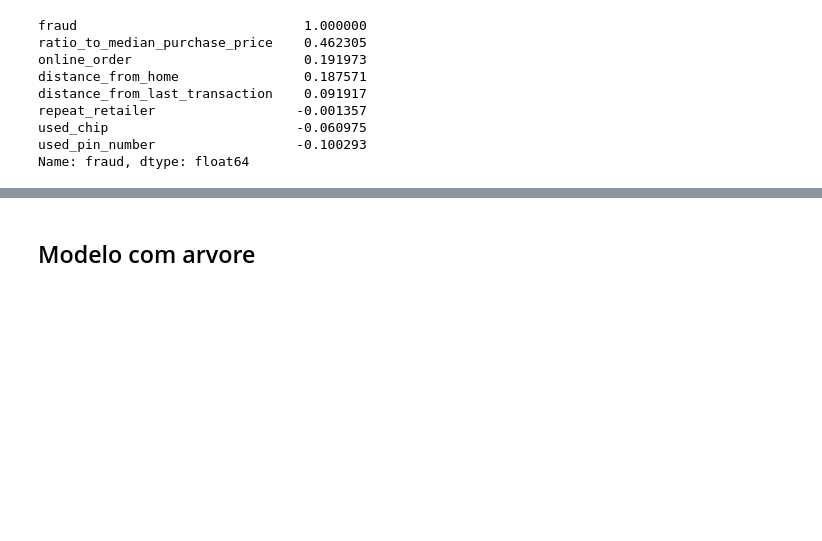
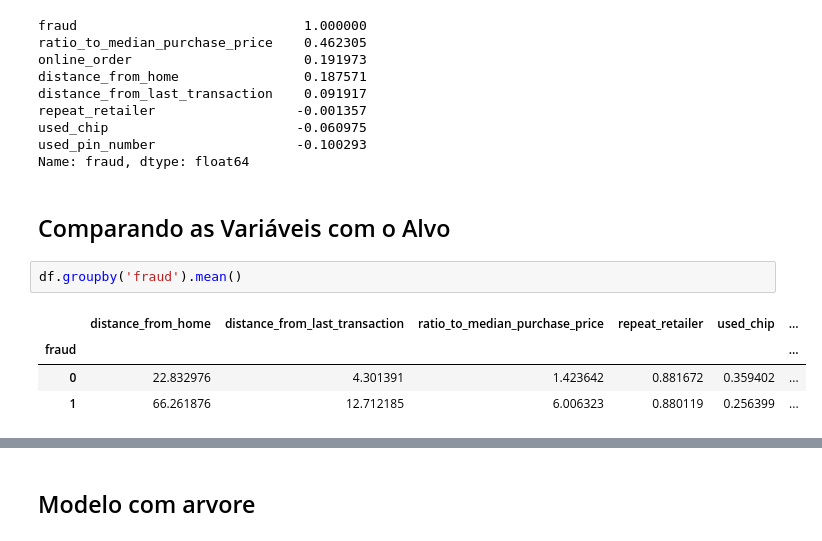
Before and after one commit to Wectornanime/decision-tree-card-transdata, a Jupyter notebook: main.ipynb, the cells around one changed output, grey strips where cells are left out. Drawn from its saved outputs; the diff is of its cells as text; blank space fills up the shorter version.

```diff
--- a/main.ipynb
+++ b/main.ipynb
@@ -83,3 +122,12 @@ repeat_retailer                  -0.001357
 used_chip                        -0.060975
 used_pin_number                  -0.100293
 Name: fraud, dtype: float64
+# %% [markdown]
+## Comparando as Variáveis com o Alvo
+# %%
+df.groupby('fraud').mean()
+# %% [output]
+|  | distance_from_home | distance_from_last_transaction | ratio_to_median_purchase_price | repeat_retailer | used_chip | ... |
+| fraud |  |  |  |  |  | ... |
+| 0 | 22.832976 | 4.301391 | 1.423642 | 0.881672 | 0.359402 | ... |
+| 1 | 66.261876 | 12.712185 | 6.006323 | 0.880119 | 0.256399 | ... |
```
Also changed, not shown: parts of 10 cells of this notebook, 1 other file.
